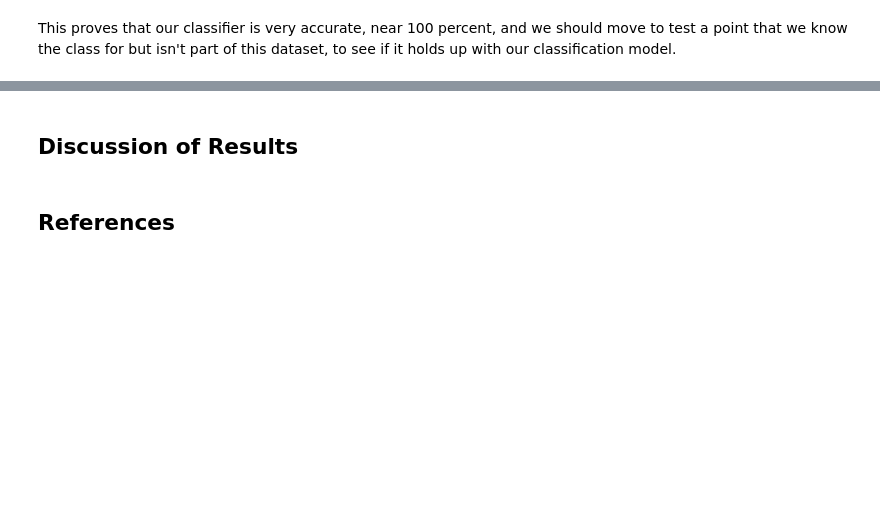
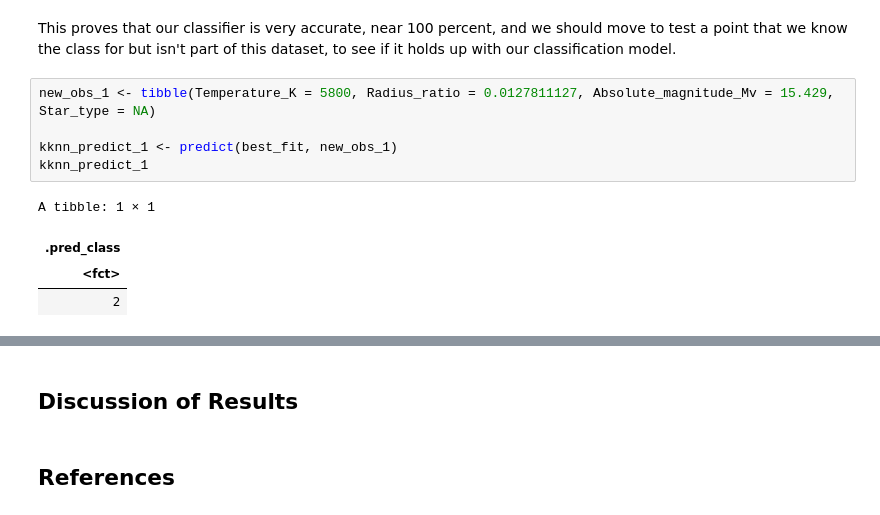
Before and after one commit to zackpeachell/DSCI_100_008_05_project, a Jupyter notebook: GROUP_PROJECT.ipynb, the cells around one changed output, grey strips where cells are left out. Drawn from its saved outputs; the diff is of its cells as text; blank space fills up the shorter version.

```diff
--- a/GROUP_PROJECT.ipynb
+++ b/GROUP_PROJECT.ipynb
@@ -256,2 +288,12 @@ A tibble: 1 × 3
 # %% [markdown]
 This proves that our classifier is very accurate, near 100 percent, and we should move to test a point that we know the class for but isn't part of this dataset, to see if it holds up with our classification model.
+# %%
+new_obs_1 <- tibble(Temperature_K = 5800, Radius_ratio = 0.0127811127, Absolute_magnitude_Mv = 15.429, Star_type = NA)
+
+kknn_predict_1 <- predict(best_fit, new_obs_1)
+kknn_predict_1
+# %% [output]
+A tibble: 1 × 1
+| .pred_class |
+| <fct> |
+| 2 |
```
Also changed, not shown: parts of 5 cells of this notebook.
